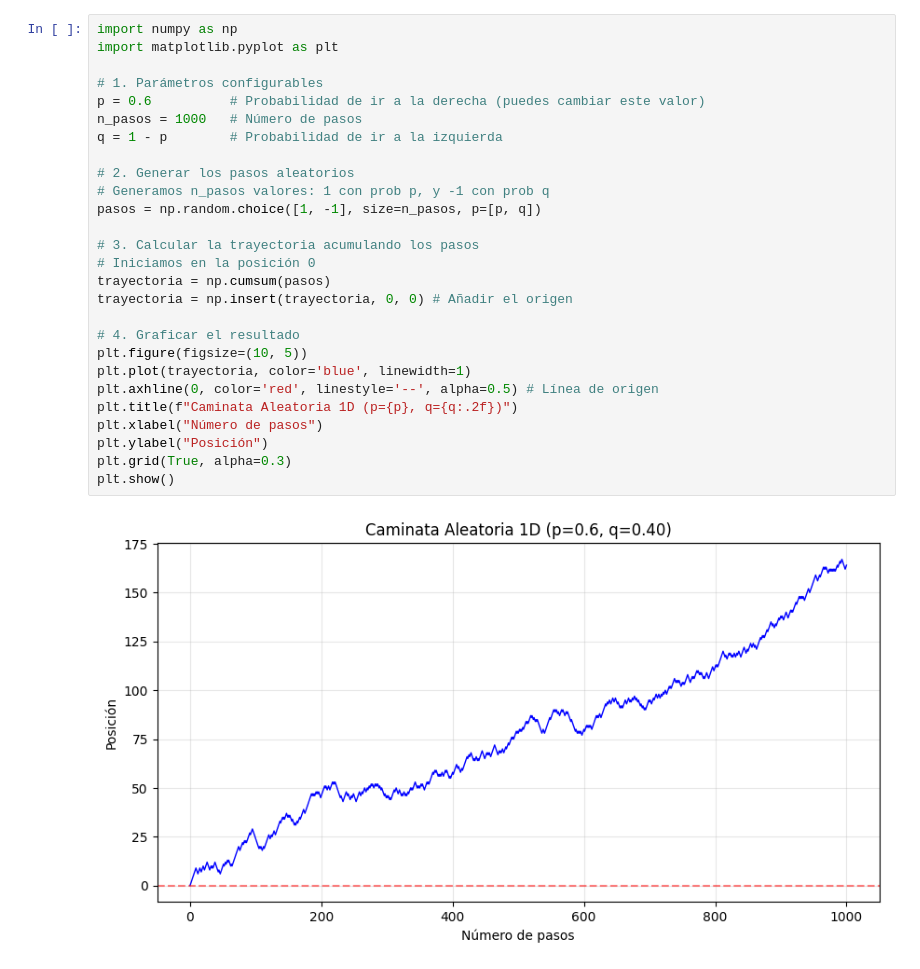
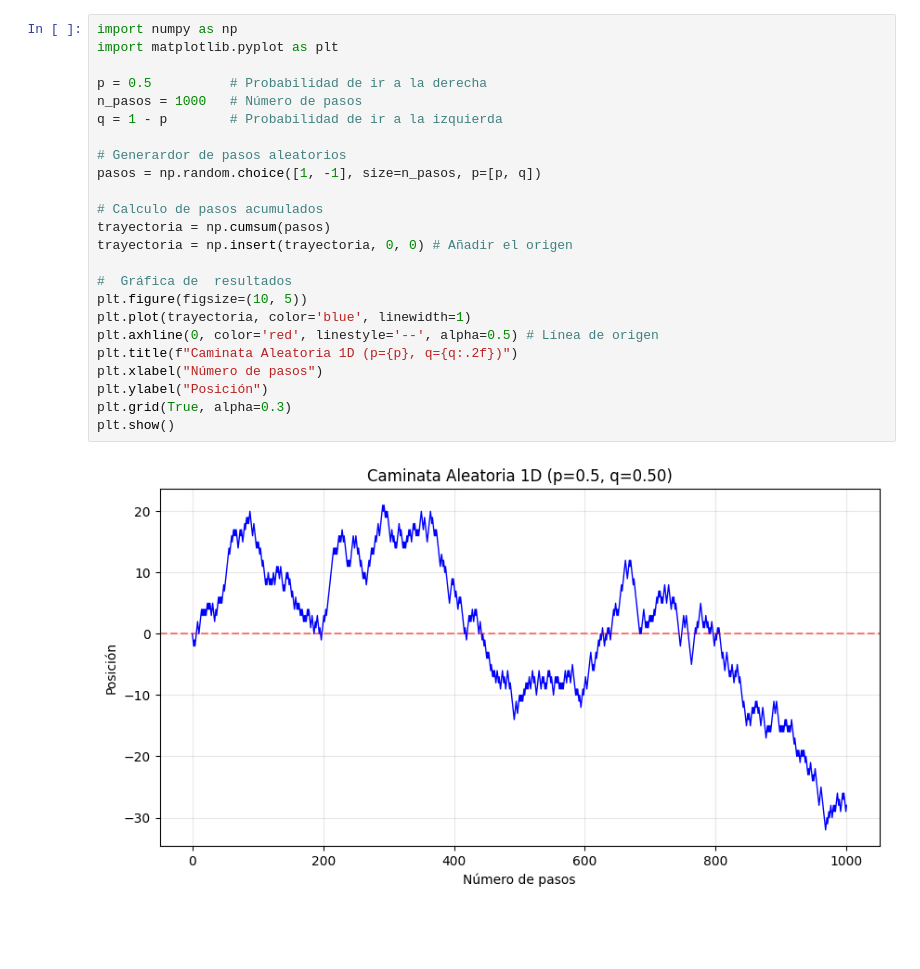
Before and after one commit to Julio-MA-ESFM/Modelos_estocasticos, a Jupyter notebook: Untitled1.ipynb, the cells around one changed output. Drawn from its saved outputs; the diff is of its cells as text; blank space fills up the shorter version.

```diff
--- a/Untitled1.ipynb
+++ b/Untitled1.ipynb
@@ -9,29 +27,26 @@ ERROR: No matching distribution found for matplotlibmatplotlib
 # %%
 import numpy as np
 import matplotlib.pyplot as plt
 
-# 1. Parámetros configurables
-p = 0.6          # Probabilidad de ir a la derecha (puedes cambiar este valor)
+p = 0.5          # Probabilidad de ir a la derecha
 n_pasos = 1000   # Número de pasos
 q = 1 - p        # Probabilidad de ir a la izquierda
 
-# 2. Generar los pasos aleatorios
-# Generamos n_pasos valores: 1 con prob p, y -1 con prob q
+# Generardor de pasos aleatorios
 pasos = np.random.choice([1, -1], size=n_pasos, p=[p, q])
 
-# 3. Calcular la trayectoria acumulando los pasos
-# Iniciamos en la posición 0
+# Calculo de pasos acumulados
 trayectoria = np.cumsum(pasos)
 trayectoria = np.insert(trayectoria, 0, 0) # Añadir el origen
 
-# 4. Graficar el resultado
+#  Gráfica de  resultados
 plt.figure(figsize=(10, 5))
 plt.plot(trayectoria, color='blue', linewidth=1)
 plt.axhline(0, color='red', linestyle='--', alpha=0.5) # Línea de origen
 plt.title(f"Caminata Aleatoria 1D (p={p}, q={q:.2f})")
 plt.xlabel("Número de pasos")
 plt.ylabel("Posición")
 plt.grid(True, alpha=0.3)
 plt.show()
 # %% [output]
-[figure, old version]
+[figure, new version]
```
Also changed, not shown: parts of 2 cells of this notebook.
